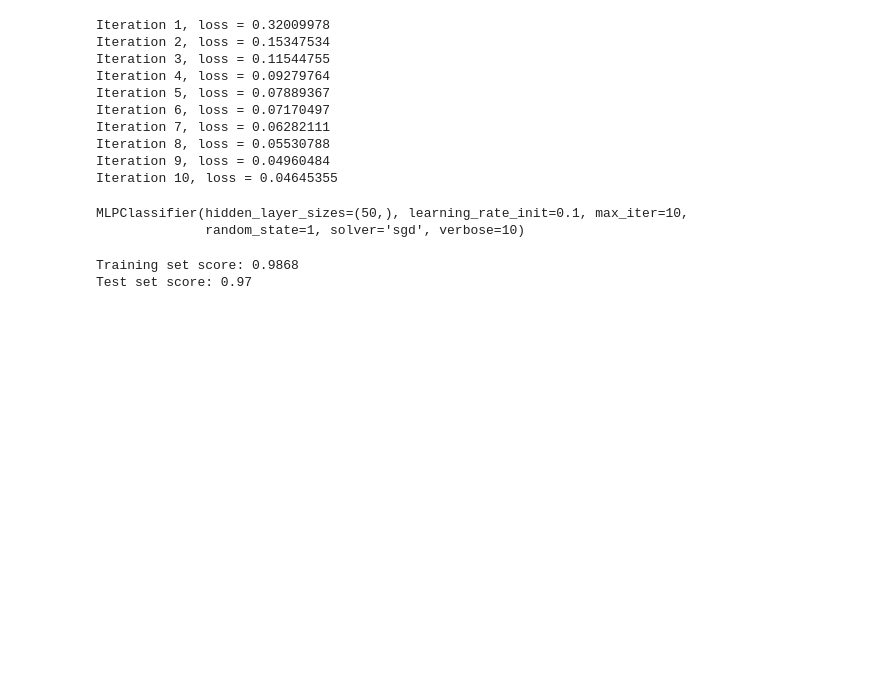
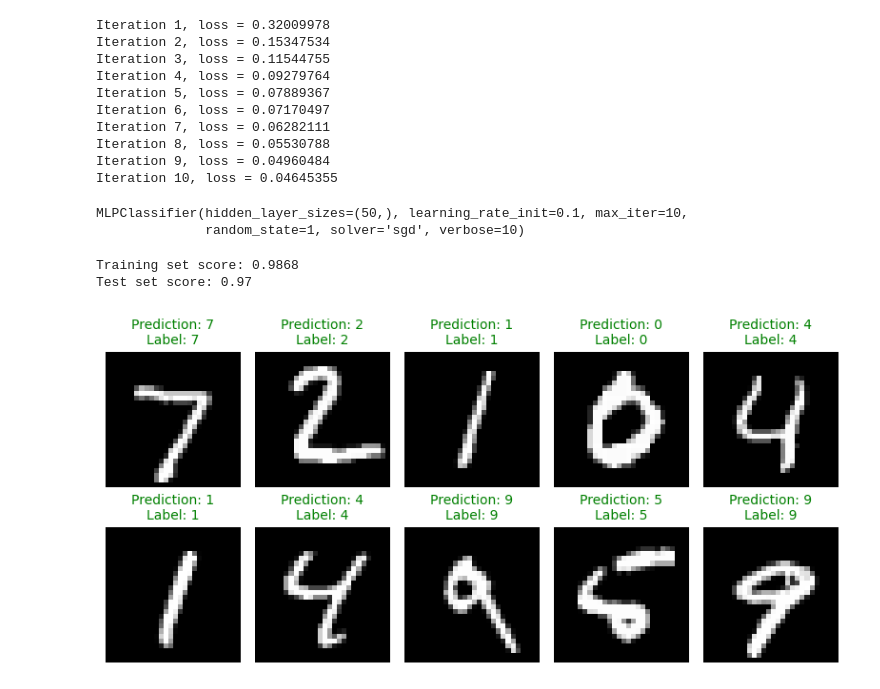
Before and after one commit to AtharvaDomale/Foundation_of_Generative_AI, a Jupyter notebook: Classification of Handwritten Digits Using an MLP/main.ipynb, the cells around one changed output. Cells and saved outputs as stored; diff of their text form; code cells hidden in the pictures; blank space fills up the shorter version.

```diff
--- a/Classification of Handwritten Digits Using an MLP/main.ipynb
+++ b/Classification of Handwritten Digits Using an MLP/main.ipynb
@@ -82,3 +124,31 @@ print(f"Test set score: {mlp.score(X_test_reshaped, y_test)}")
 # %% [output]
 Training set score: 0.9868
 Test set score: 0.97
+# %%
+# Reshape X_test if necessary (to 2D)
+X_test_reshaped = X_test.reshape(X_test.shape[0], -1)
+
+# Get the predictions for the test dataset
+predictions = mlp.predict(X_test_reshaped)
+
+# Show the predictions in a grid
+plt.figure(figsize=(8, 4))
+
+for index, (image, prediction, label) in enumerate(zip(X_test[0:10], predictions[0:10], y_test[0:10])):
+    plt.subplot(2, 5, index + 1)
+
+    # Reshape the image back to 28x28 for visualization (if using MNIST-like data)
+    plt.imshow(np.reshape(image, (28, 28)), cmap=plt.cm.gray)
+
+    # Green if correct, red if incorrect
+    fontcolor = "g" if prediction == label else "r"
+    plt.title(
+        f"Prediction: {prediction}\nLabel: {label}", fontsize=10, color=fontcolor
+    )
+
+    plt.axis("off")  # Hide axes
+
+plt.tight_layout()  # Adjust layout
+plt.show()
+# %% [output]
+[figure, added]
```
Also changed, not shown: parts of 1 cell of this notebook.
